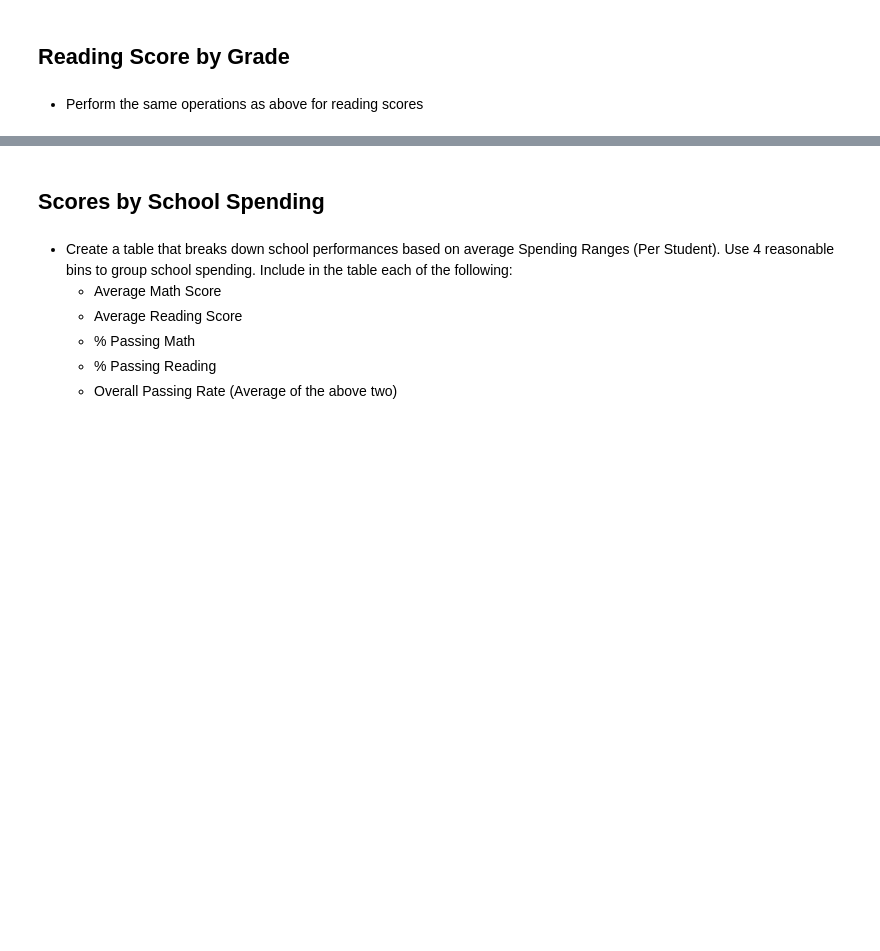
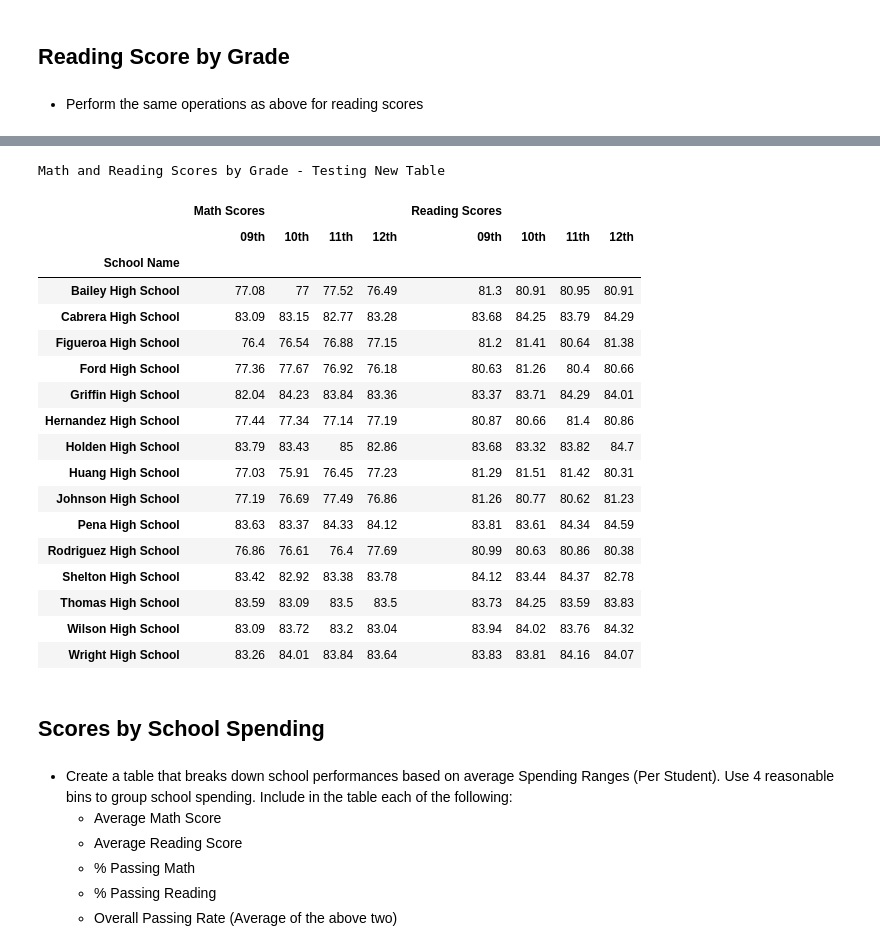
Before and after one commit to My997TT/Pandas-Challenge, a Jupyter notebook: PyCitySchools/main.ipynb, the cells around one changed output, grey strips where cells are left out. Cells and saved outputs as stored; diff of their text form; code cells hidden in the pictures; blank space fills up the shorter version.

```diff
--- a/PyCitySchools/main.ipynb
+++ b/PyCitySchools/main.ipynb
@@ -145,0 +191,13 @@ District_Summary
+# %%
+#Scores by Math and Grade
+a_grade = student[student["grade"] == "9th"].groupby("school_name")["math_score"].mean()
+b_grade = student[student["grade"] == "10th"].groupby("school_name")["math_score"].mean()
+c_grade = student[student["grade"] == "11th"].groupby("school_name")["math_score"].mean()
+d_grade = student[student["grade"] == "12th"].groupby("school_name")["math_score"].mean()
+
+# Combine the series into a dataframe
+math_grade = pd.DataFrame({"9th": round(a_grade,2), "10th": round(b_grade,2), "11th": round(c_grade,2), "12th": round(d_grade,2)})
+math_grade = math_grade.rename_axis(['School Name'])
+
+#Print results with label
+math_grade.style.set_caption("Math Scores by Grade")
@@ -167,0 +227,13 @@ District_Summary
+# %%
+#Scores by reading and Grade
+a_grade = student[student["grade"] == "9th"].groupby("school_name")["reading_score"].mean()
+b_grade = student[student["grade"] == "10th"].groupby("school_name")["reading_score"].mean()
+c_grade = student[student["grade"] == "11th"].groupby("school_name")["reading_score"].mean()
+d_grade = student[student["grade"] == "12th"].groupby("school_name")["reading_score"].mean()
+
+# Combine the series into a dataframe
+read_grade = pd.DataFrame({"9th": round(a_grade,2), "10th": round(b_grade,2), "11th": round(c_grade,2), "12th": round(d_grade,2)})
+read_grade = read_grade.rename_axis(['School Name'])
+
+#Print results with label
+math_grade.style.set_caption("Reading Scores by Grade")
@@ -168,3 +259,34 @@ District_Summary
+# %%
+#Testing combined dataframe for both scores
+dfs = [math_grade, read_grade]
+
+df_combined = pd.concat(
+    [df.rename(columns=lambda x: x.zfill(4)) for df in dfs],
+    keys=['Math Scores'.format(),'Reading Scores'.format()],
+    axis=1
+)
+
+df_combined.style.set_caption("Math and Reading Scores by Grade - Testing New Table")
+# %% [output]
+Math and Reading Scores by Grade - Testing New Table
+|  | Math Scores |  |  |  | Reading Scores |  |  |  |
+|  | 09th | 10th | 11th | 12th | 09th | 10th | 11th | 12th |
+| School Name |  |  |  |  |  |  |  |  |
+| Bailey High School | 77.08 | 77 | 77.52 | 76.49 | 81.3 | 80.91 | 80.95 | 80.91 |
+| Cabrera High School | 83.09 | 83.15 | 82.77 | 83.28 | 83.68 | 84.25 | 83.79 | 84.29 |
+| Figueroa High School | 76.4 | 76.54 | 76.88 | 77.15 | 81.2 | 81.41 | 80.64 | 81.38 |
+| Ford High School | 77.36 | 77.67 | 76.92 | 76.18 | 80.63 | 81.26 | 80.4 | 80.66 |
+| Griffin High School | 82.04 | 84.23 | 83.84 | 83.36 | 83.37 | 83.71 | 84.29 | 84.01 |
+| Hernandez High School | 77.44 | 77.34 | 77.14 | 77.19 | 80.87 | 80.66 | 81.4 | 80.86 |
+| Holden High School | 83.79 | 83.43 | 85 | 82.86 | 83.68 | 83.32 | 83.82 | 84.7 |
+| Huang High School | 77.03 | 75.91 | 76.45 | 77.23 | 81.29 | 81.51 | 81.42 | 80.31 |
+| Johnson High School | 77.19 | 76.69 | 77.49 | 76.86 | 81.26 | 80.77 | 80.62 | 81.23 |
+| Pena High School | 83.63 | 83.37 | 84.33 | 84.12 | 83.81 | 83.61 | 84.34 | 84.59 |
+| Rodriguez High School | 76.86 | 76.61 | 76.4 | 77.69 | 80.99 | 80.63 | 80.86 | 80.38 |
+| Shelton High School | 83.42 | 82.92 | 83.38 | 83.78 | 84.12 | 83.44 | 84.37 | 82.78 |
+| Thomas High School | 83.59 | 83.09 | 83.5 | 83.5 | 83.73 | 84.25 | 83.59 | 83.83 |
+| Wilson High School | 83.09 | 83.72 | 83.2 | 83.04 | 83.94 | 84.02 | 83.76 | 84.32 |
+| Wright High School | 83.26 | 84.01 | 83.84 | 83.64 | 83.83 | 83.81 | 84.16 | 84.07 |
 # %% [markdown]
 ## Scores by School Spending
 # %% [markdown]
```
Also changed, not shown: parts of 22 cells of this notebook.
